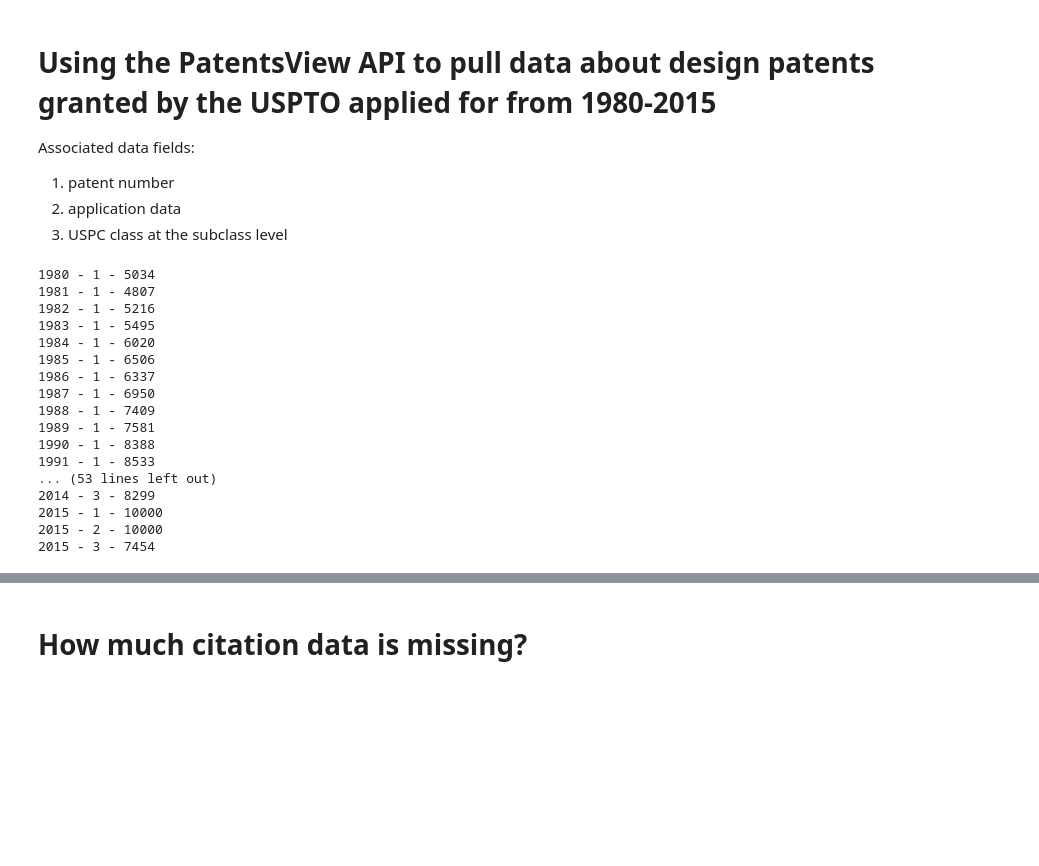
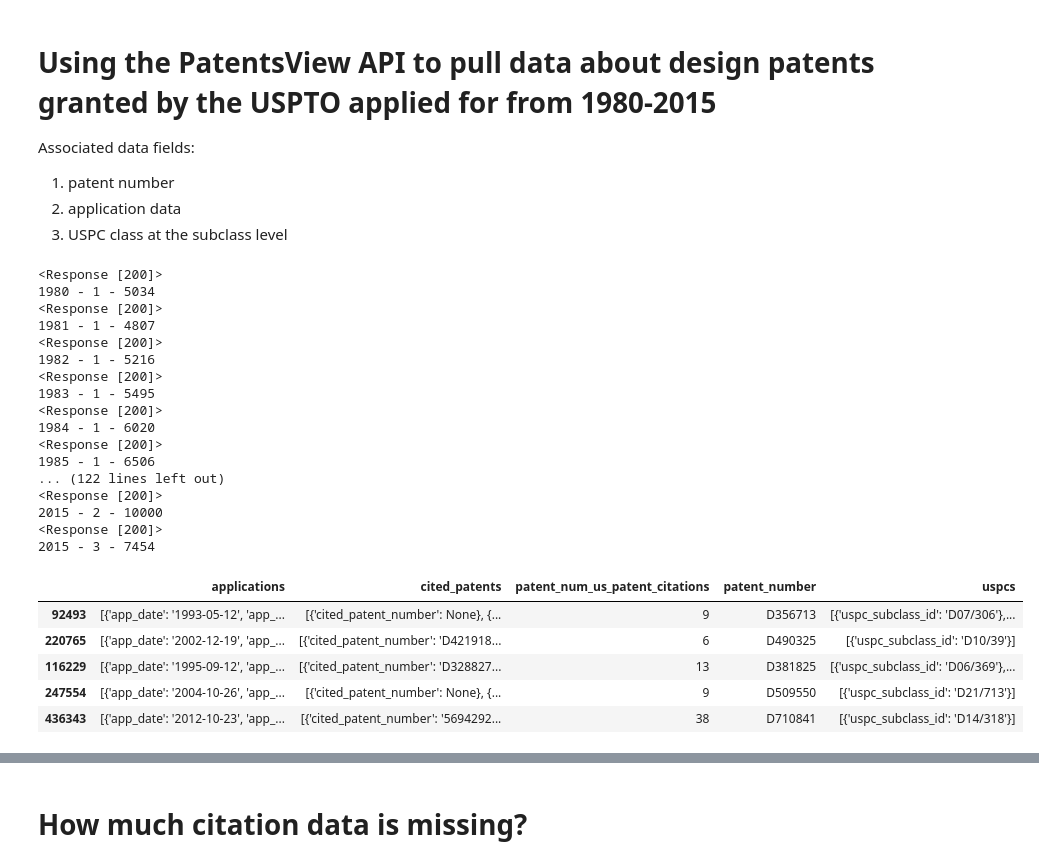
Before and after one commit to TieraLee/patents, a Jupyter notebook: dataPull.ipynb, the cells around one changed output, grey strips where cells are left out. Cells and saved outputs as stored; diff of their text form; code cells hidden in the pictures; blank space fills up the shorter version.

```diff
--- a/dataPull.ipynb
+++ b/dataPull.ipynb
@@ -102,8 +79,10 @@ for year in range(1980,2016):
 
         full_url = base_url + query + field_list + options
         r = requests.get(full_url)
+        print(r)
         data = r.json()
         print(year,"-",page,"-",data['count'])
+
 
         df = pd.io.json.json_normalize(data['patents'])
         master_df = pd.concat([master_df, df], ignore_index=True)
@@ -115,20 +94,20 @@ for year in range(1980,2016):
         else:
             page += 1
 # %% [output]
+<Response [200]>
 1980 - 1 - 5034
+<Response [200]>
 1981 - 1 - 4807
+<Response [200]>
 1982 - 1 - 5216
+<Response [200]>
 1983 - 1 - 5495
+<Response [200]>
 1984 - 1 - 6020
+<Response [200]>
 1985 - 1 - 6506
-1986 - 1 - 6337
-1987 - 1 - 6950
-1988 - 1 - 7409
-1989 - 1 - 7581
-1990 - 1 - 8388
-1991 - 1 - 8533
-... (53 lines left out)
-2014 - 3 - 8299
-2015 - 1 - 10000
+... (122 lines left out)
+<Response [200]>
 2015 - 2 - 10000
+<Response [200]>
 2015 - 3 - 7454
@@ -140,0 +114,9 @@ for year in range(1980,2016):
+# %%
+master_df.sample(5)
+# %% [output]
+|  | applications | cited_patents | patent_num_us_patent_citations | patent_number | uspcs |
+| 92493 | [{'app_date': '1993-05-12', 'app_... | [{'cited_patent_number': None}, {... | 9 | D356713 | [{'uspc_subclass_id': 'D07/306'},... |
+| 220765 | [{'app_date': '2002-12-19', 'app_... | [{'cited_patent_number': 'D421918... | 6 | D490325 | [{'uspc_subclass_id': 'D10/39'}] |
+| 116229 | [{'app_date': '1995-09-12', 'app_... | [{'cited_patent_number': 'D328827... | 13 | D381825 | [{'uspc_subclass_id': 'D06/369'},... |
+| 247554 | [{'app_date': '2004-10-26', 'app_... | [{'cited_patent_number': None}, {... | 9 | D509550 | [{'uspc_subclass_id': 'D21/713'}] |
+| 436343 | [{'app_date': '2012-10-23', 'app_... | [{'cited_patent_number': '5694292... | 38 | D710841 | [{'uspc_subclass_id': 'D14/318'}] |
```
Also changed, not shown: parts of 40 cells of this notebook, 1 other file.
